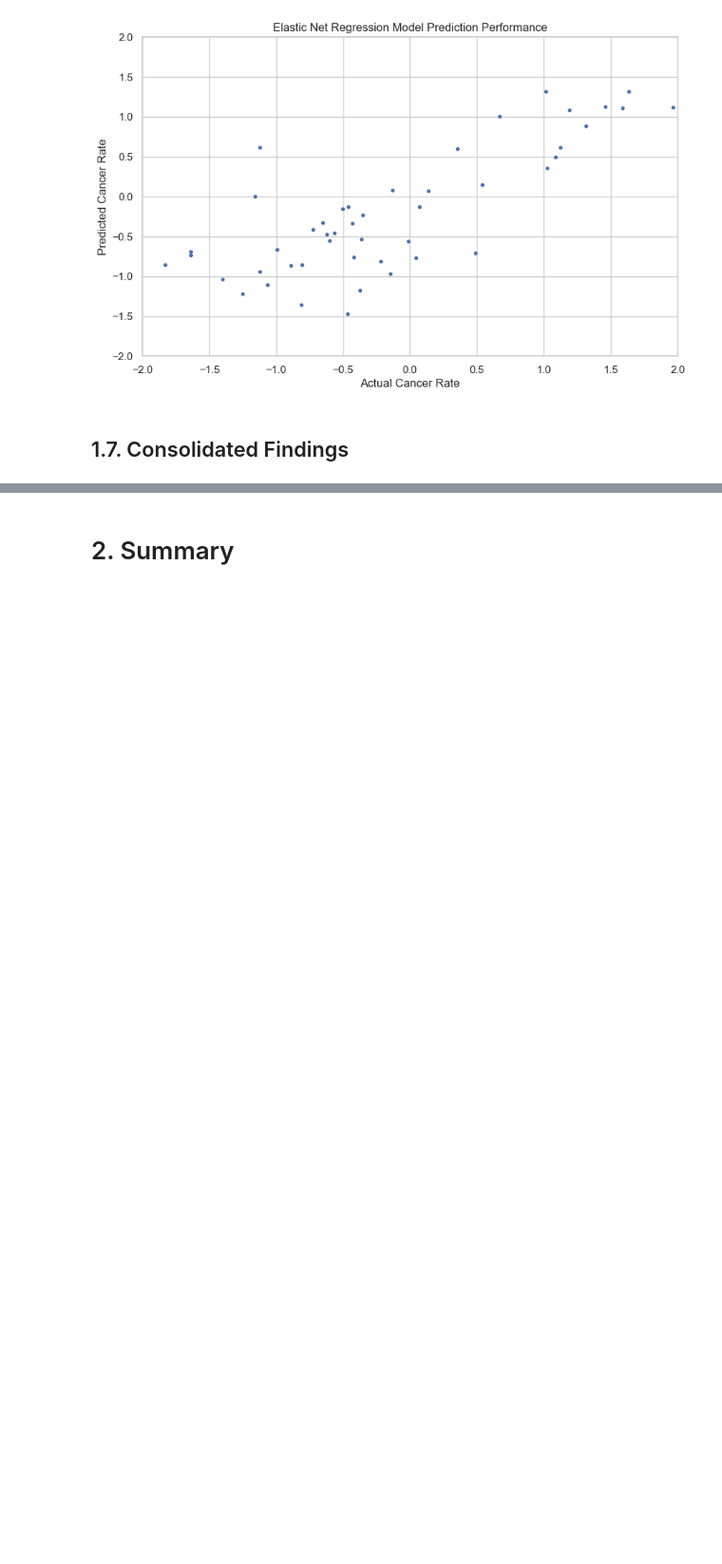
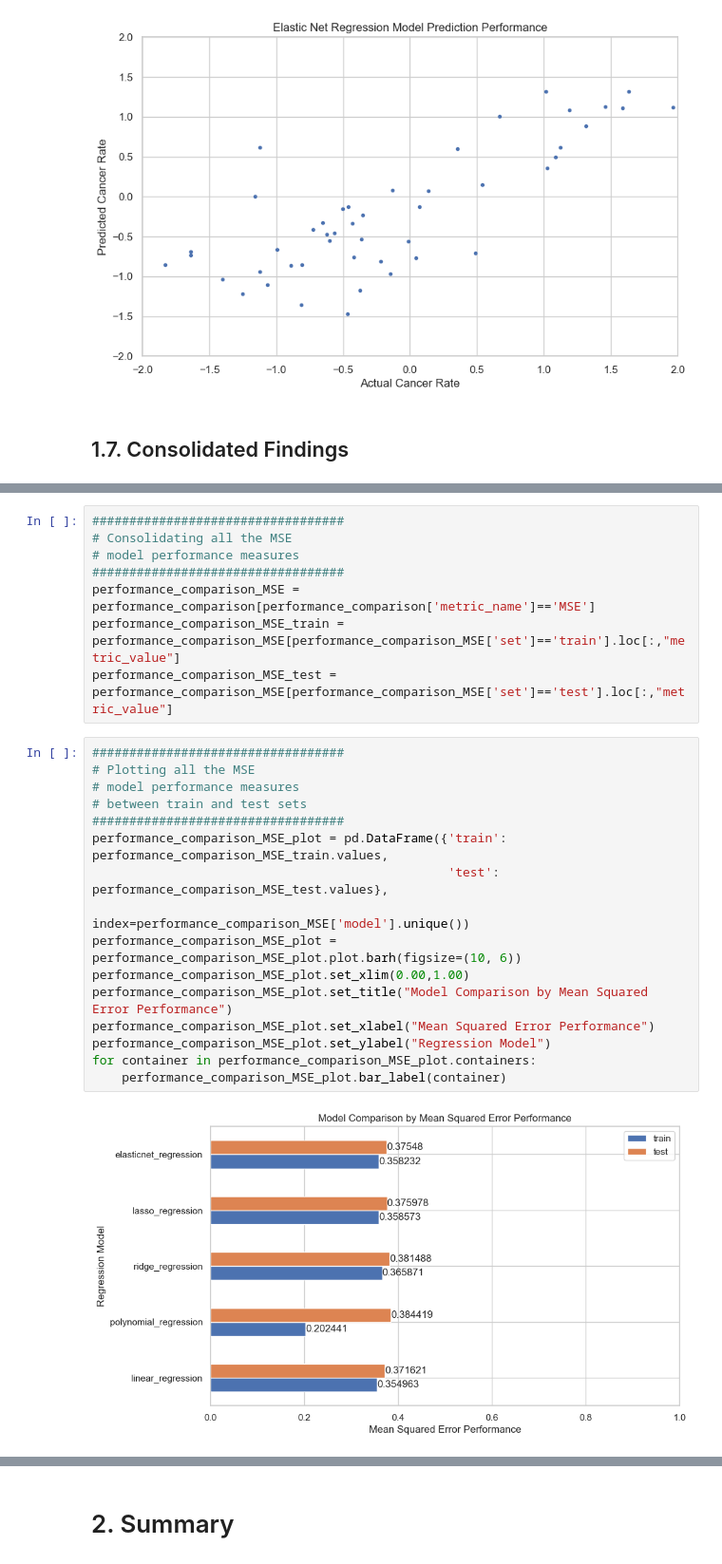
Before and after one commit to JohnPaulinePineda/Supervised-Machine-Learning-Regression-Final-Assignment, a Jupyter notebook: RegressionForMachineLearning_FinalAssignment.ipynb, the cells around one changed output, grey strips where cells are left out. Shown at 95% size. Saved outputs shown, nothing was run; the diff lists cells and outputs as text; blank space fills up the shorter version.

```diff
--- a/RegressionForMachineLearning_FinalAssignment.ipynb
+++ b/RegressionForMachineLearning_FinalAssignment.ipynb
@@ -2605,0 +2669,26 @@ axes.set(xlabel='Actual Cancer Rate',
+# %%
+##################################
+# Consolidating all the MSE
+# model performance measures
+##################################
+performance_comparison_MSE = performance_comparison[performance_comparison['metric_name']=='MSE']
+performance_comparison_MSE_train = performance_comparison_MSE[performance_comparison_MSE['set']=='train'].loc[:,"metric_value"]
+performance_comparison_MSE_test = performance_comparison_MSE[performance_comparison_MSE['set']=='test'].loc[:,"metric_value"]
+# %%
+##################################
+# Plotting all the MSE
+# model performance measures
+# between train and test sets
+##################################
+performance_comparison_MSE_plot = pd.DataFrame({'train': performance_comparison_MSE_train.values,
+                                                'test': performance_comparison_MSE_test.values},
+                                               index=performance_comparison_MSE['model'].unique())
+performance_comparison_MSE_plot = performance_comparison_MSE_plot.plot.barh(figsize=(10, 6))
+performance_comparison_MSE_plot.set_xlim(0.00,1.00)
+performance_comparison_MSE_plot.set_title("Model Comparison by Mean Squared Error Performance")
+performance_comparison_MSE_plot.set_xlabel("Mean Squared Error Performance")
+performance_comparison_MSE_plot.set_ylabel("Regression Model")
+for container in performance_comparison_MSE_plot.containers:
+    performance_comparison_MSE_plot.bar_label(container)
+# %% [output]
+[figure, added]
```
Also changed, not shown: parts of 6 cells of this notebook.
